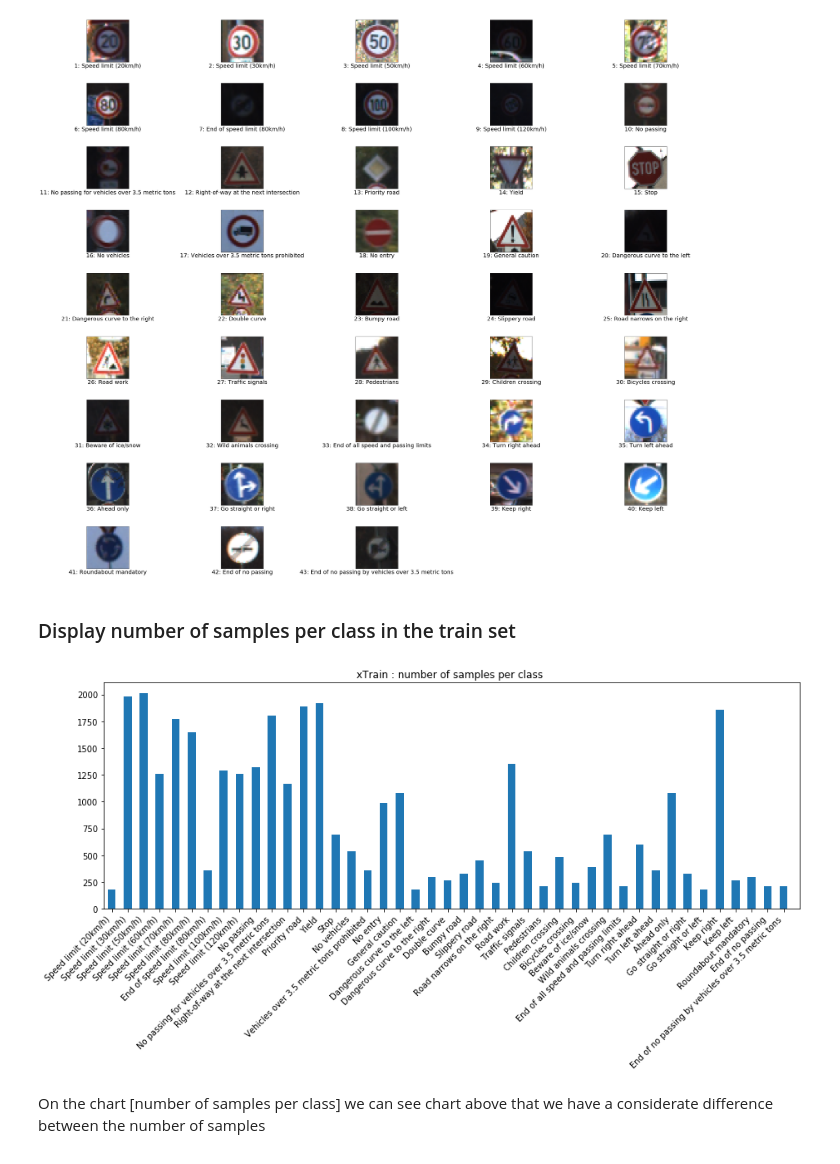
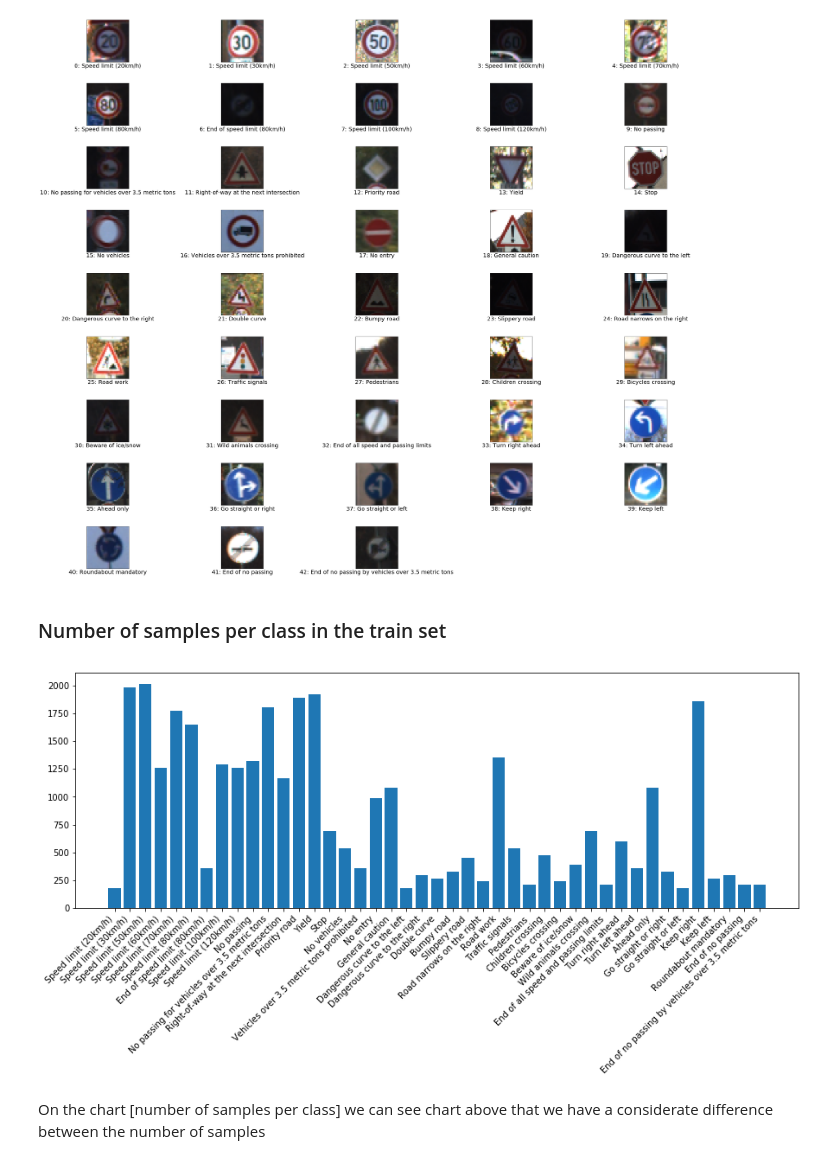
Before and after one commit to Adal-Glez/traffic_classifier, a Jupyter notebook: Traffic_Sign_Classifier.ipynb, the cells around one changed output. Cells and saved outputs as stored; diff of their text form; code cells hidden in the pictures.

```diff
--- a/Traffic_Sign_Classifier.ipynb
+++ b/Traffic_Sign_Classifier.ipynb
@@ -131,30 +110,28 @@ def display_uniques(data):
 display_uniques(X_test)
 # %% [output]
 [figure]
-# %%
-#Count samples in each set
-count_train = np.zeros(n_classes)
-count_labels =np.zeros(n_classes)
-
-for i in range(n_classes):
-    count_labels[i]=i
-
-for i in range(n_train):
-    idx = int(y_train[i])
-    count_train[idx] +=1
 # %% [markdown]
-### Display number of samples per class in the train set
+### Number of samples per class in the train set
-# %%
-data, labels = count_train, count_labels
-plt.figure(figsize=(15,5))
-xlocations = np.array(range(len(data)))+0.5
-bar(xlocations, data, width=0.5)
-xlim(0, xlocations[-1]+1)
-title("xTrain : number of samples per class ")
-lbel =label_names.SignName
-plt.xticks(xlocations, lbel, ha='right', rotation=45)
-plt.show()
-# %% [output]
-[figure, removed]
+# %%
+grouped_ds = dict()
+def dataset_stats(X_train):
+    stats = dict()
+    for i,image in enumerate(X_train):
+        if y_train[i] not in stats:
+            stats[y_train[i]] = 0
+            grouped_ds[y_train[i]] = []
+        else:
+            stats[y_train[i]] = stats[y_train[i]] + 1
+            grouped_ds[y_train[i]].append(image)
+    return stats
+
+stats = dataset_stats(X_train)
+plt.figure(figsize=(15,5))
+plt.bar(range(len(stats)), stats.values())
+label =label_names.SignName
+plt.xticks(range(len(stats)), label, ha='right', rotation=45)
+plt.show()
+# %% [output]
+[figure, added]
 # %% [markdown]
 On the chart [number of samples per class] we can see chart above that we have a considerate difference between the number of samples
```
Also changed, not shown: parts of 26 cells of this notebook.
